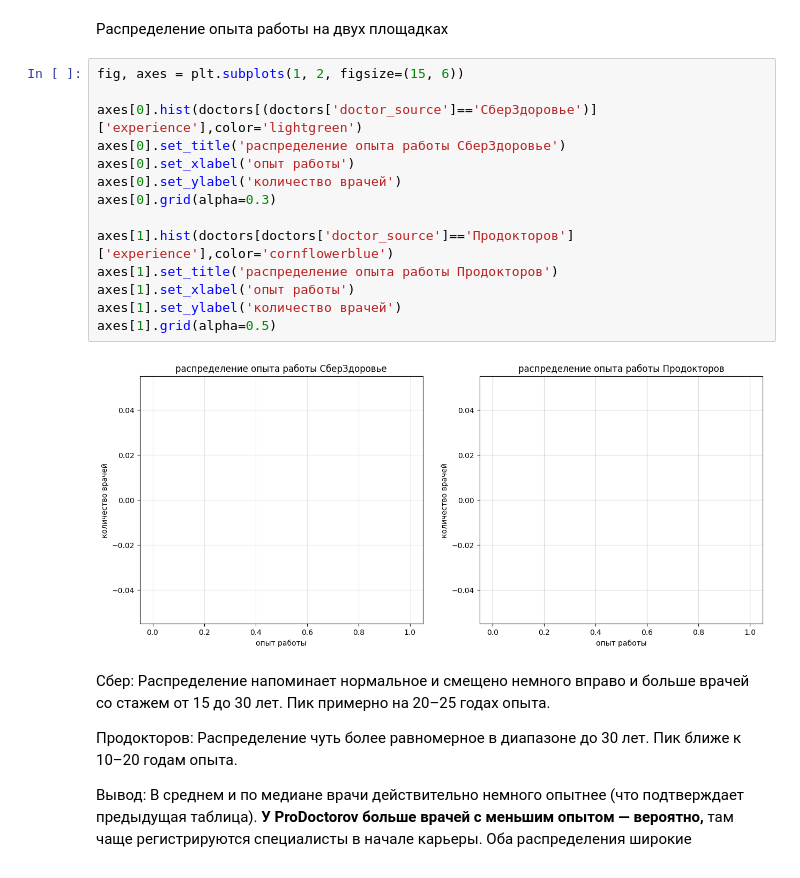
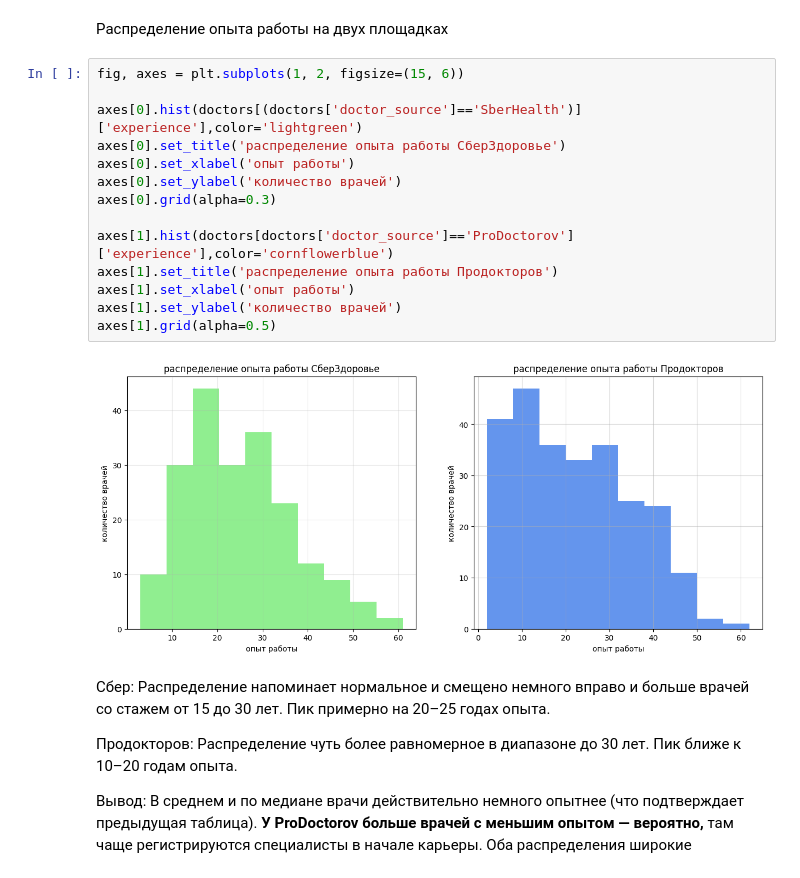
Before and after one commit to yyaroslavskiy/SkibidiDocDoc, a Jupyter notebook: eda/EDA_Doctors_1.ipynb, the cells around one changed output. Drawn from its saved outputs; the diff is of its cells as text.

```diff
--- a/eda/EDA_Doctors_1.ipynb
+++ b/eda/EDA_Doctors_1.ipynb
@@ -435,19 +437,19 @@ experienceAndPlatform
 # %%
 fig, axes = plt.subplots(1, 2, figsize=(15, 6))
 
-axes[0].hist(doctors[(doctors['doctor_source']=='СберЗдоровье')]['experience'],color='lightgreen')
+axes[0].hist(doctors[(doctors['doctor_source']=='SberHealth')]['experience'],color='lightgreen')
 axes[0].set_title('распределение опыта работы СберЗдоровье')
 axes[0].set_xlabel('опыт работы')
 axes[0].set_ylabel('количество врачей')
 axes[0].grid(alpha=0.3)
 
-axes[1].hist(doctors[doctors['doctor_source']=='Продокторов']['experience'],color='cornflowerblue')
+axes[1].hist(doctors[doctors['doctor_source']=='ProDoctorov']['experience'],color='cornflowerblue')
 axes[1].set_title('распределение опыта работы Продокторов')
 axes[1].set_xlabel('опыт работы')
 axes[1].set_ylabel('количество врачей')
 axes[1].grid(alpha=0.5)
 # %% [output]
-[figure, old version]
+[figure, new version]
 # %% [markdown]
 Сбер:
 Распределение напоминает нормальное и смещено немного вправо и больше врачей со стажем от 15 до 30 лет.
```
Also changed, not shown: parts of 32 cells of this notebook.
